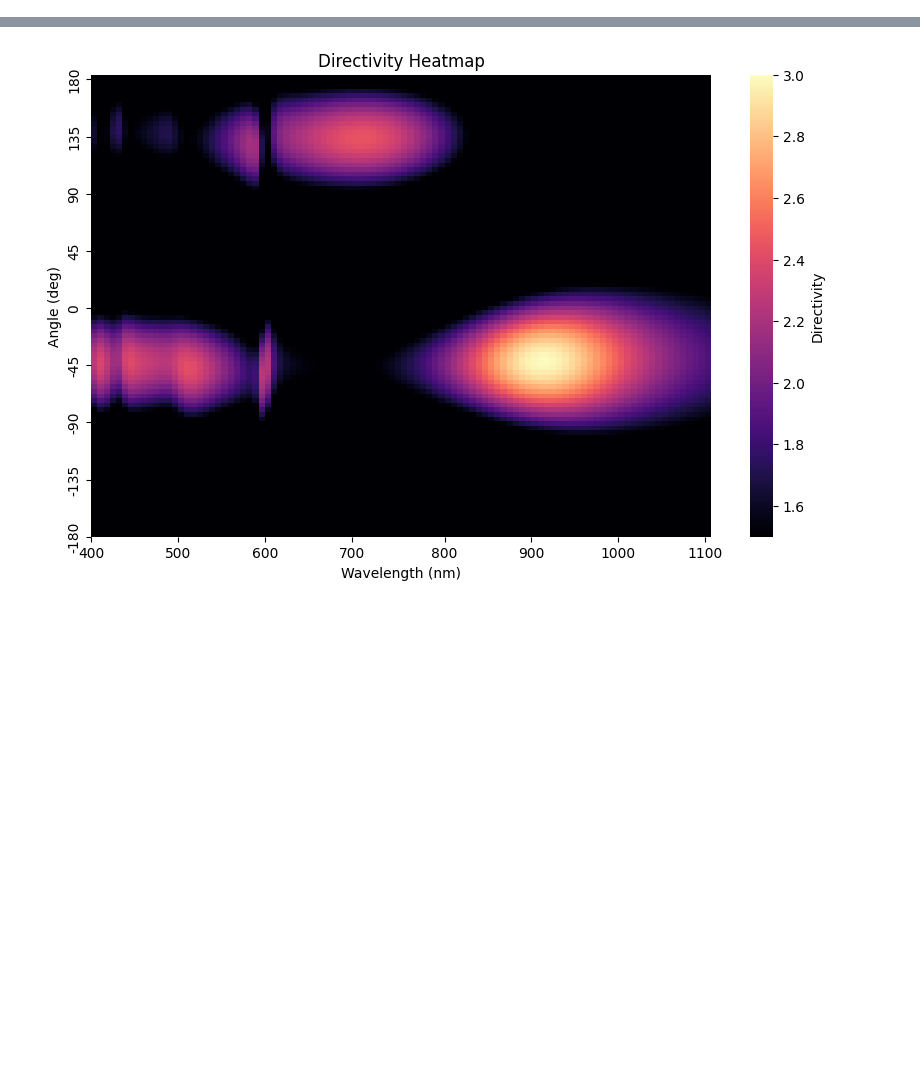
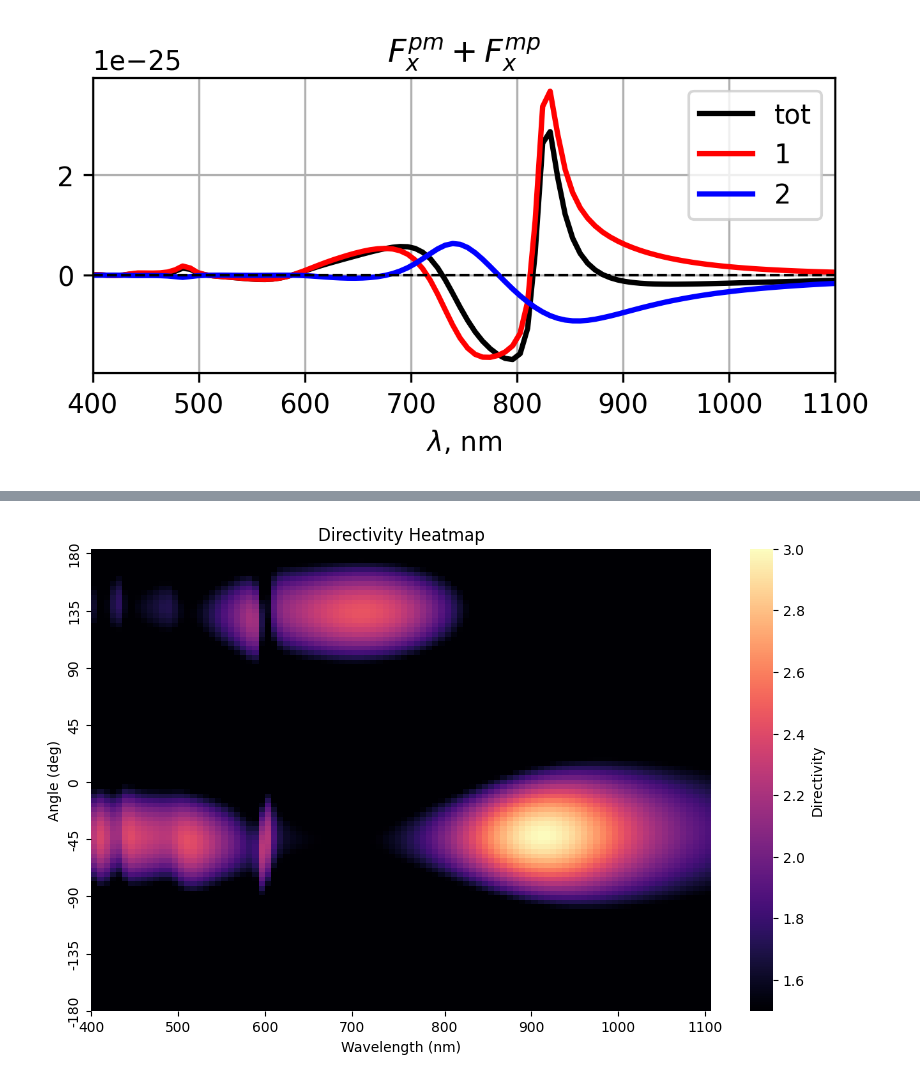
Before and after one commit to semyonbo/SPP_ANALYTICAL, a Jupyter notebook: SPP_vs_Force.ipynb, the cells around one changed output, grey strips where cells are left out. Cells and saved outputs as stored; diff of their text form; code cells hidden in the pictures; blank space fills up the shorter version.

```diff
--- a/SPP_vs_Force.ipynb
+++ b/SPP_vs_Force.ipynb
@@ -77,0 +190,14 @@ for i in tqdm(range(len(wls))):
+# %%
+plt.figure(figsize=(5,2), dpi=300)
+plt.title('$F_x^{pm}+F_x^{mp}$')
+plt.plot(wls, F_x[:,3]+F_x[:,6], label='tot', c='black', lw=2)
+plt.plot(wls, F_x_pm_mp_1, label='1', c='r', lw=2)
+plt.plot(wls, F_x_pm_mp_2, label='2', c='b', lw=2)
+plt.grid()
+plt.legend()
+plt.xlim(wls[0], wls[-1])
+plt.xlabel('$\lambda$, nm')
+plt.axhline(0, color='black', linestyle='--', linewidth=1)
+plt.show()
+# %% [output]
+[figure, added]
```
Also changed, not shown: parts of 9 cells of this notebook.
